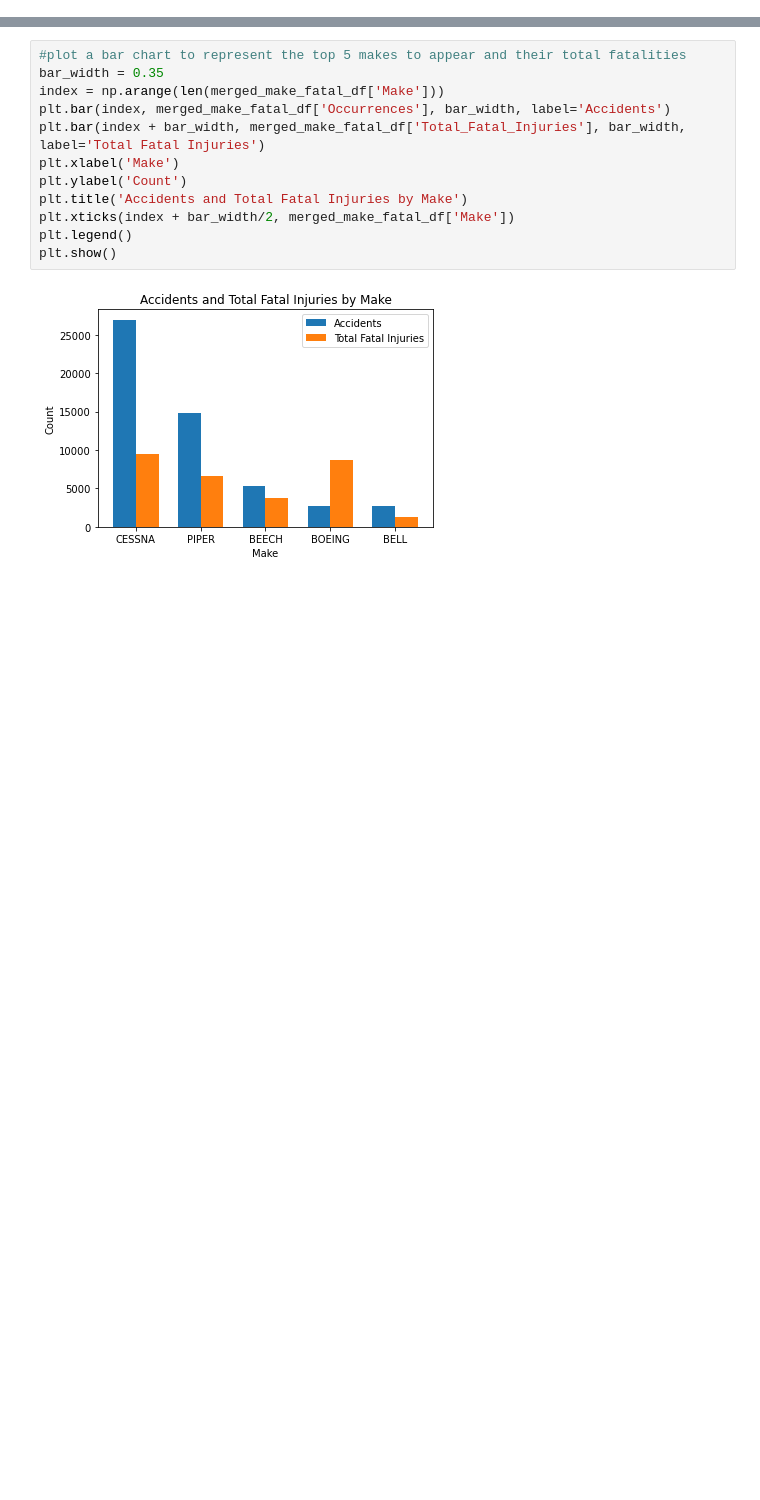
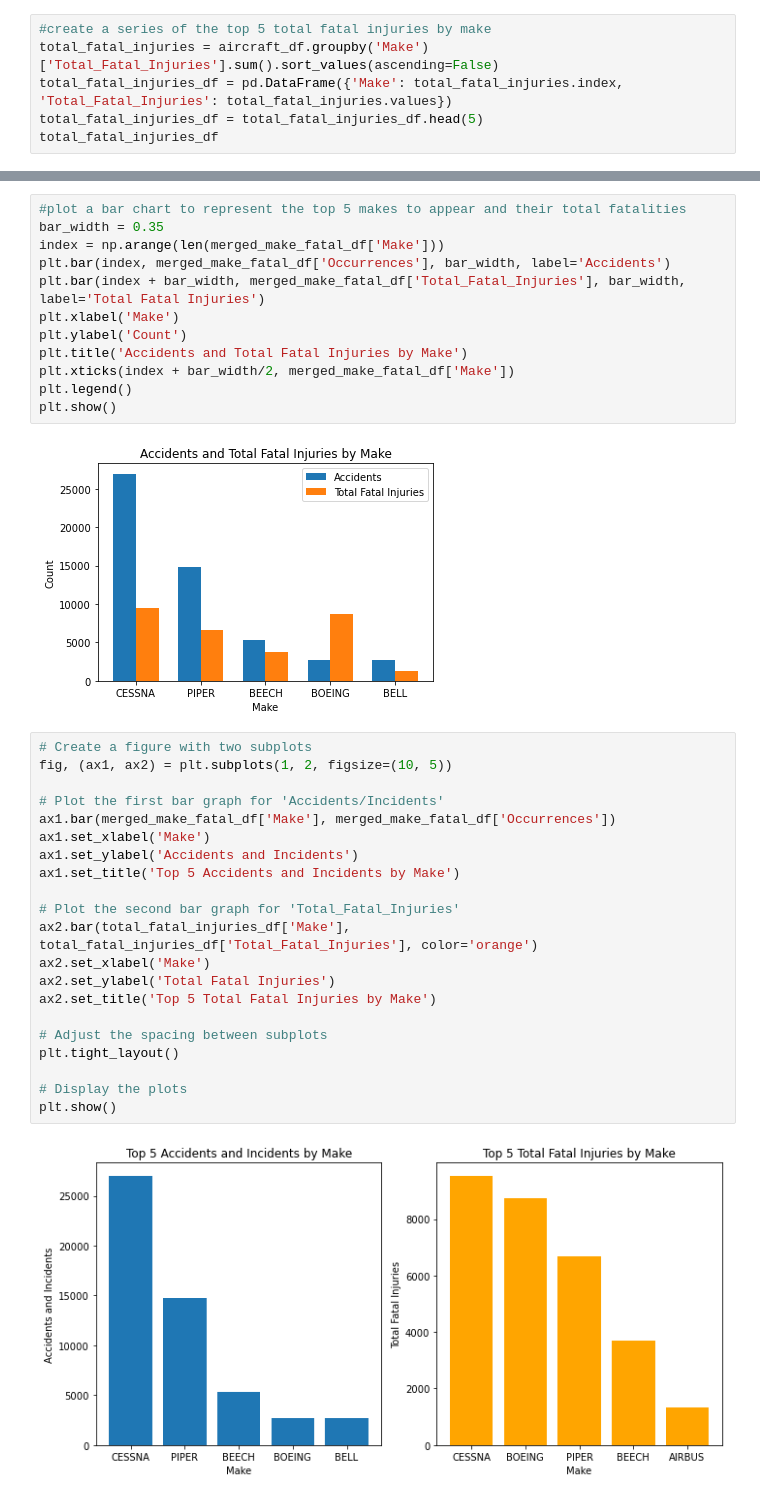
Before and after one commit to chrismiley87/aircraft-safety-analysis, a Jupyter notebook: notebook.ipynb, the cells around one changed output, grey strips where cells are left out. Saved outputs shown, nothing was run; the diff lists cells and outputs as text; blank space fills up the shorter version.

Commit message:
Graphed Make and Fatal Injuries

```diff
--- a/notebook.ipynb
+++ b/notebook.ipynb
@@ -1088,3 +1088,9 @@ merged_make_fatal_df
 | 2 | BEECH | 5351 | 3708.0 |
 | 3 | BOEING | 2735 | 8738.0 |
 | 4 | BELL | 2678 | 1301.0 |
+# %%
+#create a series of the top 5 total fatal injuries by make
+total_fatal_injuries = aircraft_df.groupby('Make')['Total_Fatal_Injuries'].sum().sort_values(ascending=False)
+total_fatal_injuries_df = pd.DataFrame({'Make': total_fatal_injuries.index, 'Total_Fatal_Injuries': total_fatal_injuries.values})
+total_fatal_injuries_df = total_fatal_injuries_df.head(5)
+total_fatal_injuries_df
@@ -1102,3 +1115,26 @@ plt.legend()
 plt.show()
 # %% [output]
 [figure]
+# %%
+# Create a figure with two subplots
+fig, (ax1, ax2) = plt.subplots(1, 2, figsize=(10, 5))
+
+# Plot the first bar graph for 'Accidents/Incidents'
+ax1.bar(merged_make_fatal_df['Make'], merged_make_fatal_df['Occurrences'])
+ax1.set_xlabel('Make')
+ax1.set_ylabel('Accidents and Incidents')
+ax1.set_title('Top 5 Accidents and Incidents by Make')
+
+# Plot the second bar graph for 'Total_Fatal_Injuries'
+ax2.bar(total_fatal_injuries_df['Make'], total_fatal_injuries_df['Total_Fatal_Injuries'], color='orange')
+ax2.set_xlabel('Make')
+ax2.set_ylabel('Total Fatal Injuries')
+ax2.set_title('Top 5 Total Fatal Injuries by Make')
+
+# Adjust the spacing between subplots
+plt.tight_layout()
+
+# Display the plots
+plt.show()
+# %% [output]
+[figure, added]
```
Also changed, not shown: parts of 1 cell of this notebook.
